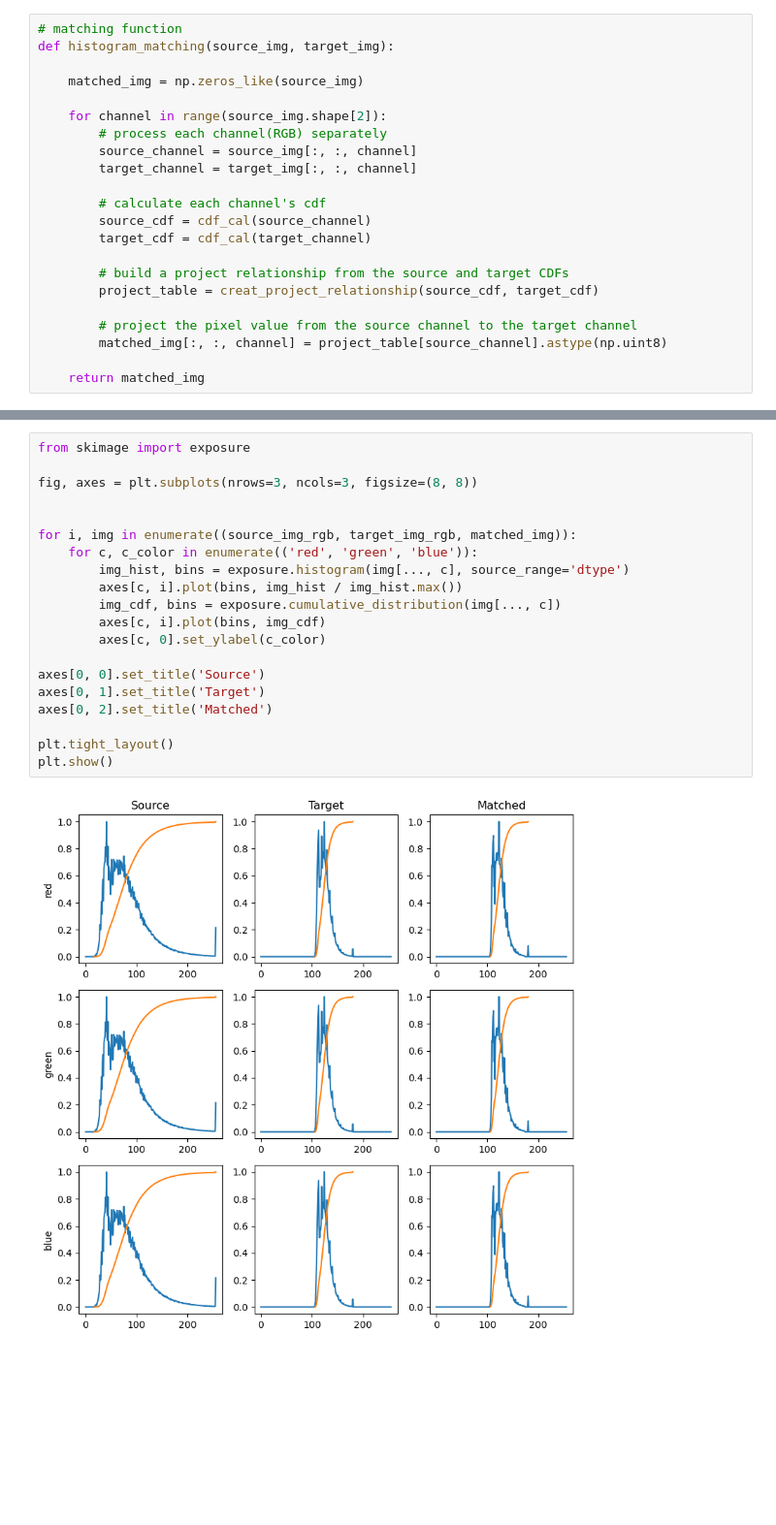
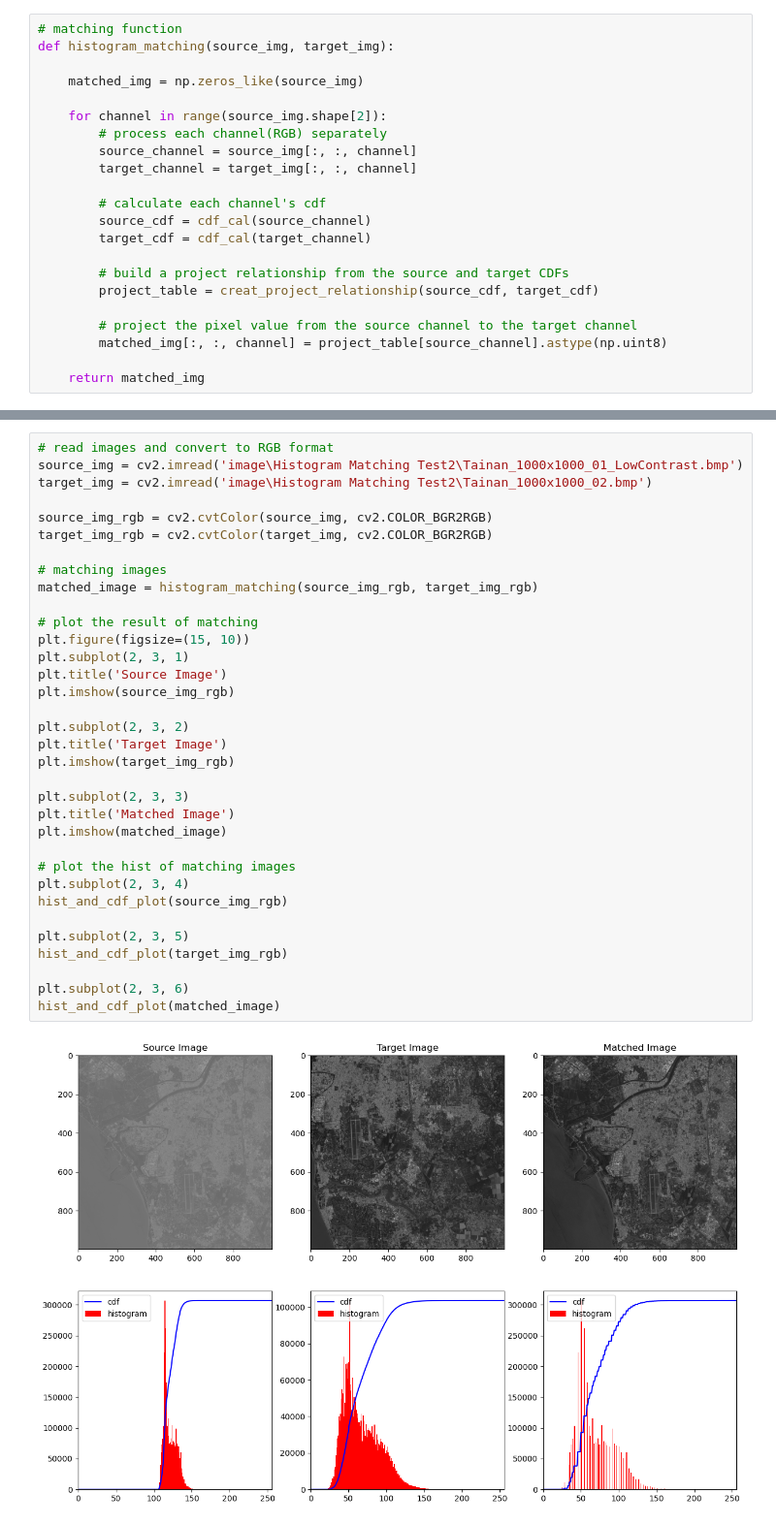
Before and after one commit to liu200111/Image-Processing, a Jupyter notebook: Assignment_2.ipynb, the cells around one changed output, grey strips where cells are left out. Shown at 97% size. Cells and saved outputs as stored; diff of their text form; blank space fills up the shorter version.

```diff
--- a/Assignment_2.ipynb
+++ b/Assignment_2.ipynb
@@ -184,22 +180,36 @@ hist_and_cdf_plot(matched_image)
-# %%
-from skimage import exposure
-
-fig, axes = plt.subplots(nrows=3, ncols=3, figsize=(8, 8))
-
-
-for i, img in enumerate((source_img_rgb, target_img_rgb, matched_img)):
-    for c, c_color in enumerate(('red', 'green', 'blue')):
-        img_hist, bins = exposure.histogram(img[..., c], source_range='dtype')
-        axes[c, i].plot(bins, img_hist / img_hist.max())
-        img_cdf, bins = exposure.cumulative_distribution(img[..., c])
-        axes[c, i].plot(bins, img_cdf)
-        axes[c, 0].set_ylabel(c_color)
-
-axes[0, 0].set_title('Source')
-axes[0, 1].set_title('Target')
-axes[0, 2].set_title('Matched')
-
-plt.tight_layout()
-plt.show()
-# %% [output]
-[figure, removed]
+# %%
+# read images and convert to RGB format
+source_img = cv2.imread('image\Histogram Matching Test2\Tainan_1000x1000_01_LowContrast.bmp')
+target_img = cv2.imread('image\Histogram Matching Test2\Tainan_1000x1000_02.bmp')
+
+source_img_rgb = cv2.cvtColor(source_img, cv2.COLOR_BGR2RGB)
+target_img_rgb = cv2.cvtColor(target_img, cv2.COLOR_BGR2RGB)
+
+# matching images
+matched_image = histogram_matching(source_img_rgb, target_img_rgb)
+
+# plot the result of matching
+plt.figure(figsize=(15, 10))
+plt.subplot(2, 3, 1)
+plt.title('Source Image')
+plt.imshow(source_img_rgb)
+
+plt.subplot(2, 3, 2)
+plt.title('Target Image')
+plt.imshow(target_img_rgb)
+
+plt.subplot(2, 3, 3)
+plt.title('Matched Image')
+plt.imshow(matched_image)
+
+# plot the hist of matching images
+plt.subplot(2, 3, 4)
+hist_and_cdf_plot(source_img_rgb)
+
+plt.subplot(2, 3, 5)
+hist_and_cdf_plot(target_img_rgb)
+
+plt.subplot(2, 3, 6)
+hist_and_cdf_plot(matched_image)
+# %% [output]
+[figure, added]
```
Also changed, not shown: parts of 2 cells of this notebook.
